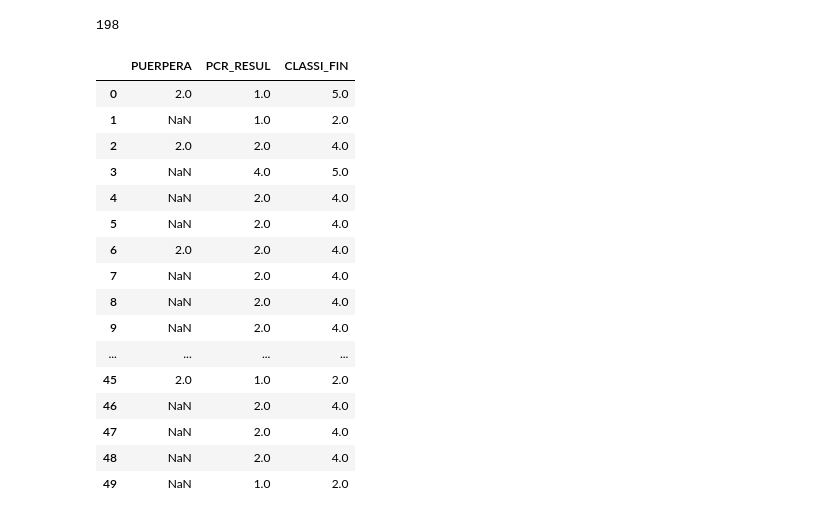
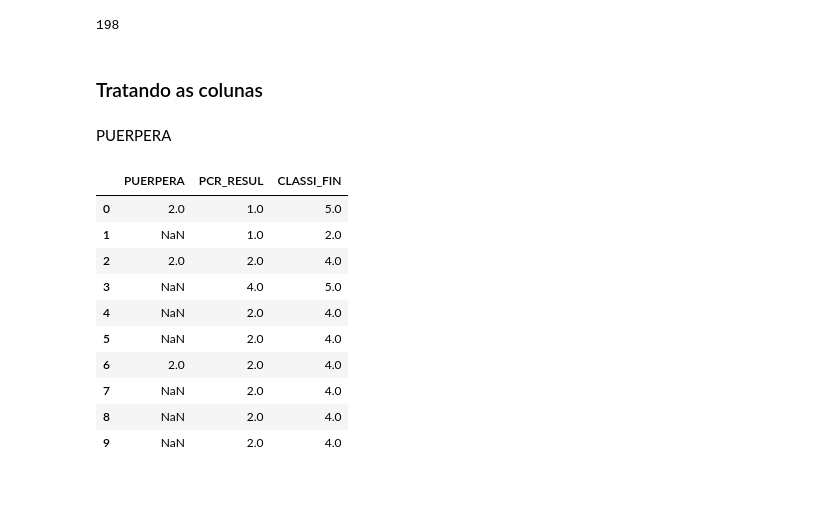
Before and after one commit to GTBelini22/Modelo-de-machine-learning-para-predicao-de-problemas-respiratorios, a Jupyter notebook: Tratando_os_dados.ipynb, the cells around one changed output. Cells and saved outputs as stored; diff of their text form; code cells hidden in the pictures; blank space fills up the shorter version.

Commit message:
Tratando algumas colunas de dados

```diff
--- a/Tratando_os_dados.ipynb
+++ b/Tratando_os_dados.ipynb
@@ -175,23 +175,21 @@ df_filter.duplicated().sum()
 # %%
 # removendo os nulos
 df_filter.drop_duplicates(inplace=True)
+# %% [markdown]
+### Tratando as colunas
+# %% [markdown]
+PUERPERA
 # %%
-df_filter[['PUERPERA','PCR_RESUL','CLASSI_FIN']].head(50)
+df_filter[['PUERPERA','PCR_RESUL','CLASSI_FIN']].head(10)
 # %% [output]
 |  | PUERPERA | PCR_RESUL | CLASSI_FIN |
 | 0 | 2.0 | 1.0 | 5.0 |
 | 1 | NaN | 1.0 | 2.0 |
 | 2 | 2.0 | 2.0 | 4.0 |
 | 3 | NaN | 4.0 | 5.0 |
 | 4 | NaN | 2.0 | 4.0 |
 | 5 | NaN | 2.0 | 4.0 |
 | 6 | 2.0 | 2.0 | 4.0 |
 | 7 | NaN | 2.0 | 4.0 |
 | 8 | NaN | 2.0 | 4.0 |
 | 9 | NaN | 2.0 | 4.0 |
-| ... | ... | ... | ... |
-| 45 | 2.0 | 1.0 | 2.0 |
-| 46 | NaN | 2.0 | 4.0 |
-| 47 | NaN | 2.0 | 4.0 |
-| 48 | NaN | 2.0 | 4.0 |
-| 49 | NaN | 1.0 | 2.0 |
```
Also changed, not shown: parts of 14 cells of this notebook.
